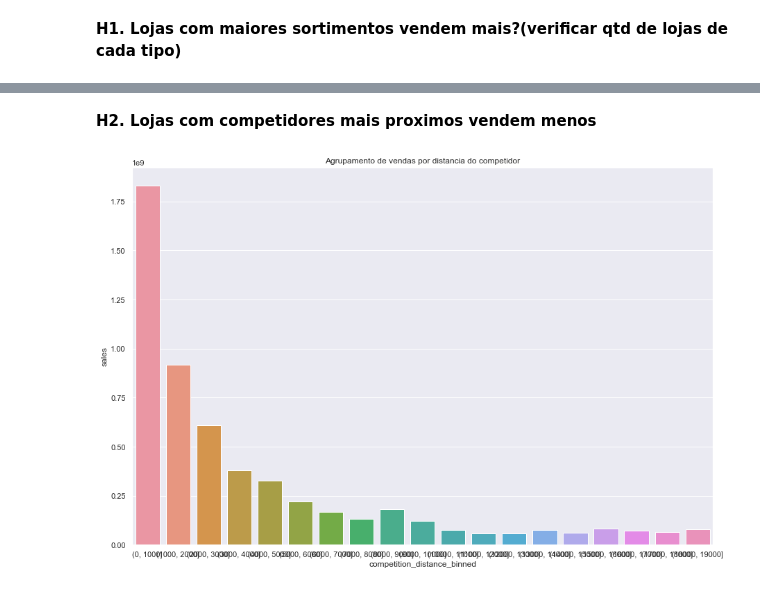
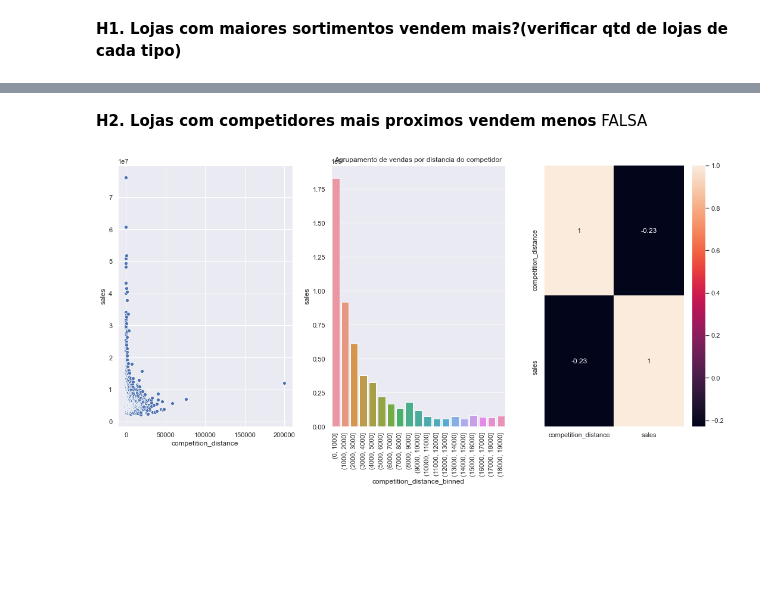
Before and after one commit to gabrielcruvinel/rossman_store_sales, a Jupyter notebook: m02_v01_store_sales_prediction.ipynb, the cells around one changed output, grey strips where cells are left out. Saved outputs shown, nothing was run; the diff lists cells and outputs as text; code cells hidden in the pictures; blank space fills up the shorter version.

```diff
--- a/m02_v01_store_sales_prediction.ipynb
+++ b/m02_v01_store_sales_prediction.ipynb
@@ -321,7 +347,7 @@ metrics
 | 12 | promo2_since_year | 2009.0 | 2015.0 | 6.0 | 2012.793297 | 2013.0 | 1.662657 | -0.784436 | -0.210075 |
 | 13 | is_promo | 0.0 | 1.0 | 1.0 | 0.165966 | 0.0 | 0.372050 | 1.795644 | 1.224338 |
 # %%
-sns.set(rc={'figure.figsize':(15,10)})
+sns.set(rc={'figure.figsize':(15,8)})
 # %%
 sns.distplot(df1['sales'])
 # %% [output]
@@ -572,12 +598,22 @@ aux3.pivot(index='year_week', columns='assortment', values='sales').plot().set_t
 # %% [markdown]
 **H2. Lojas com competidores mais proximos vendem menos**
+ FALSA
 # %%
 aux1 = df4[['competition_distance', 'sales']].groupby('competition_distance').sum().reset_index()
+
+plt.subplot(1,3, 1)
+sns.scatterplot(x ='competition_distance', y='sales', data=aux1)
 #crio uma lista de ultimo elemento como 20000, sempre pulando de 1000 em 1000
+plt.subplot(1, 3, 2)
 bins = list(np.arange(0, 20000, 1000))
 aux1['competition_distance_binned']= pd.cut(aux1['competition_distance'], bins=bins)
-
 aux2 = aux1[['competition_distance_binned', 'sales']].groupby('competition_distance_binned').sum().reset_index()
 sns.barplot(x='competition_distance_binned', y='sales', data=aux2).set_title('Agrupamento de vendas por distancia do competidor');
+plt.xticks(rotation = 90)
+
+
+plt.subplot(1, 3, 3)
+sns.heatmap(aux1.corr(method='pearson'), annot=True);
+plt.tight_layout()
 # %% [output]
-[figure, old version]
+[figure, new version]
```
Also changed, not shown: parts of 47 cells of this notebook.
